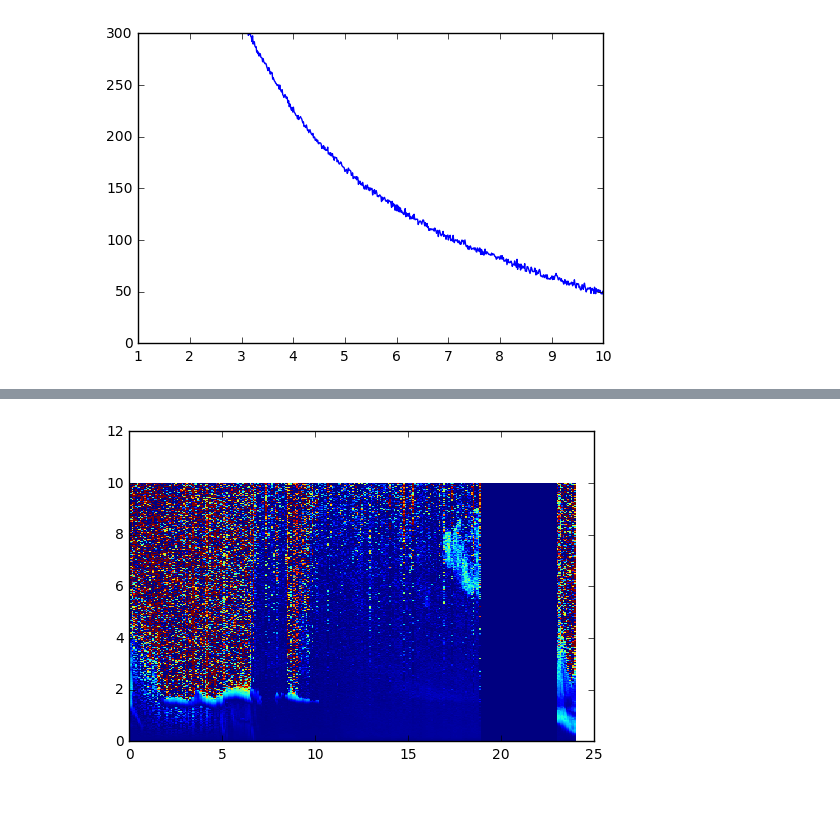
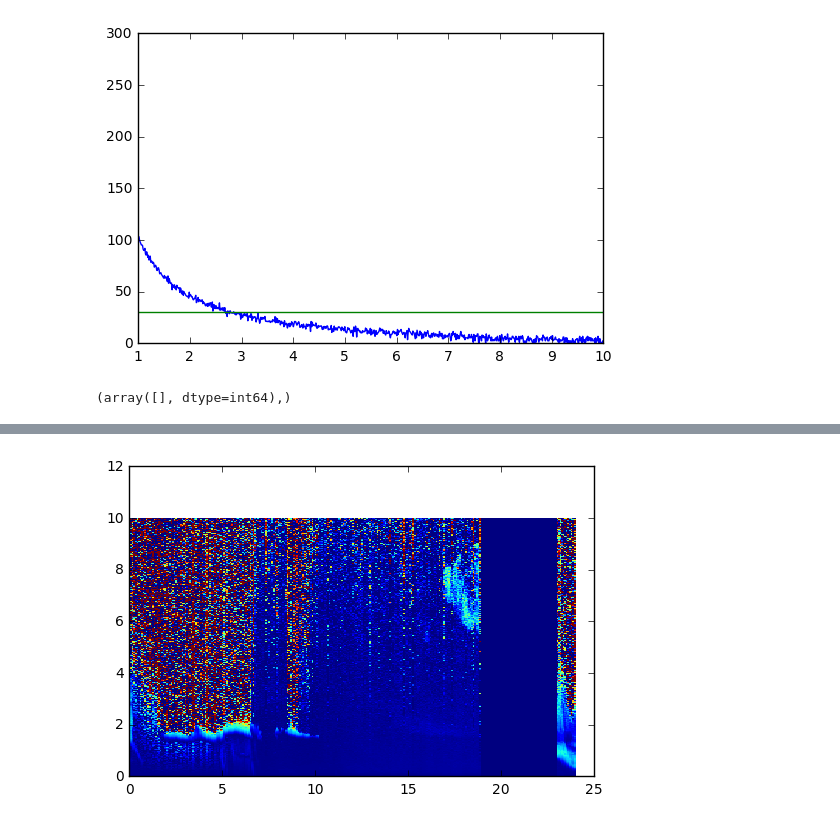
Before and after one commit to cduranalarcon/Lidar_DDU, a Jupyter notebook: Notebooks/System_calibration.ipynb, the cells around one changed output, grey strips where cells are left out. Drawn from its saved outputs; the diff is of its cells as text; code cells hidden in the pictures.

```diff
--- a/Notebooks/System_calibration.ipynb
+++ b/Notebooks/System_calibration.ipynb
@@ -227,0 +277,2 @@ pylab.show()
+# %%
+C,P,r,K, SNR, CC, sigma= CalSys(year, month, day,hour, TRES = 5, VRES = 3, doshow = True)
@@ -228,6 +286,11 @@ pylab.show()
 # %%
-pylab.plot(r,SNR2)
+pylab.plot(r,SNR)
+pylab.plot(r,SNR*0+30)
+
 pylab.axis([1,10,0,300])
 pylab.show()
+
+np.where((r[int(10*3./VRES):]>5) & (SNR[int(10*3./VRES):]>30))
 # %% [output]
-[figure, old version]
+[figure, new version]
+(array([], dtype=int64),)
```
Also changed, not shown: parts of 14 cells of this notebook.
